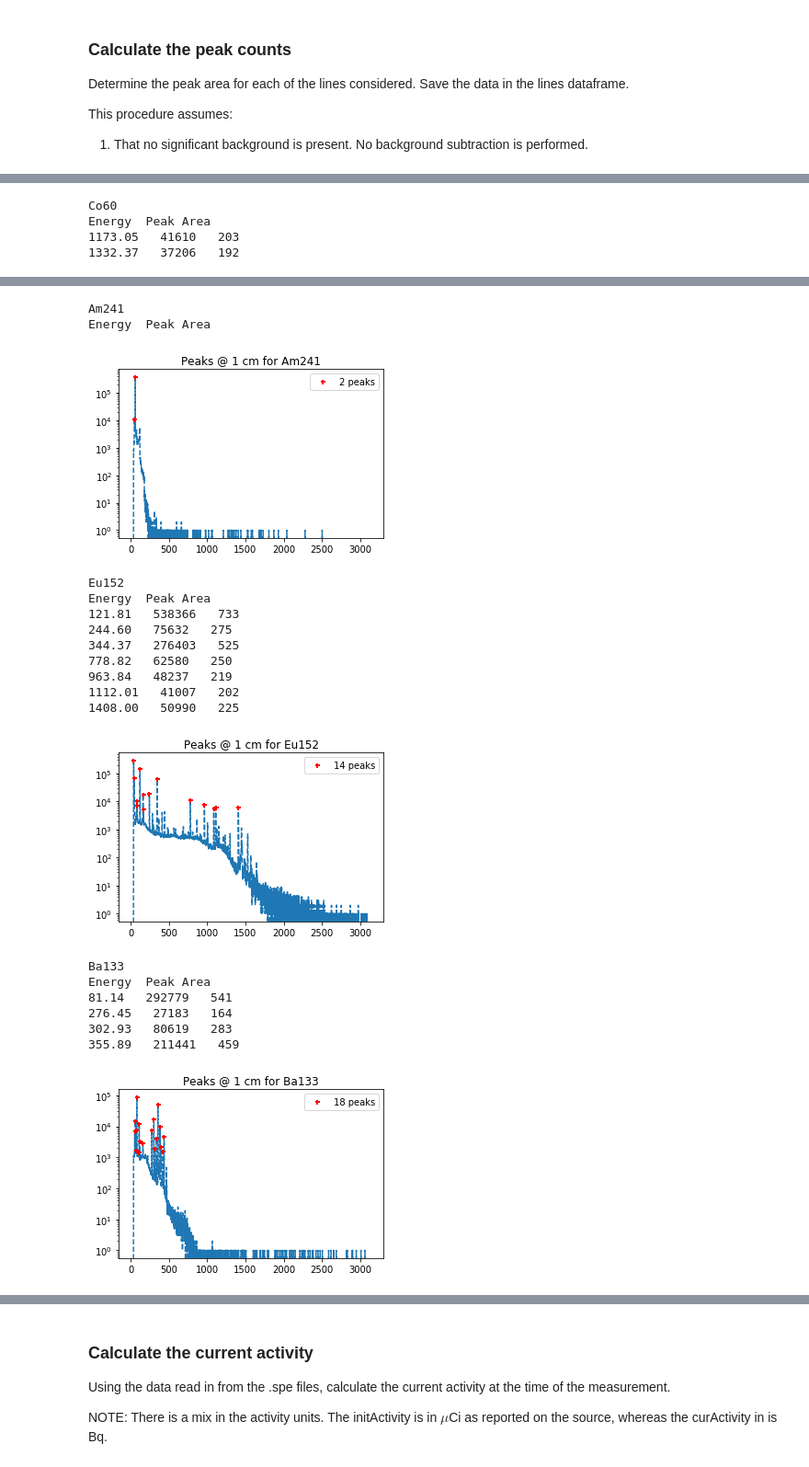
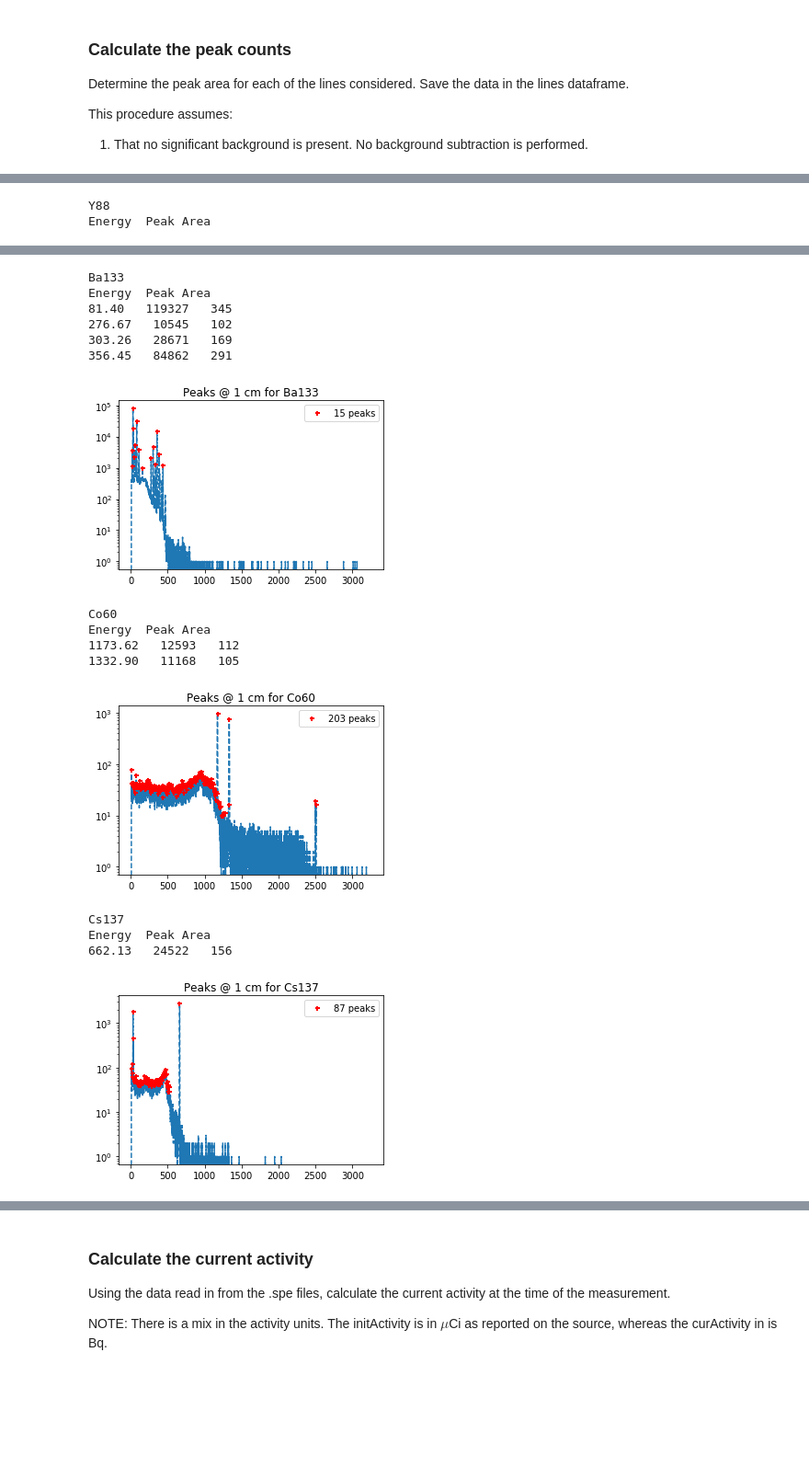
Before and after one commit to 2lambda123/88_Data, a Jupyter notebook: Experiments/Activation/33MeVTa/ETA/ETAActivationAnalysis.ipynb, the cells around one changed output, grey strips where cells are left out. Shown at 92% size. Cells and saved outputs as stored; diff of their text form; code cells hidden in the pictures; blank space fills up the shorter version.

Commit message:
Updated count plan for 25Apr run

```diff
--- a/Experiments/Activation/33MeVTa/ETA/ETAActivationAnalysis.ipynb
+++ b/Experiments/Activation/33MeVTa/ETA/ETAActivationAnalysis.ipynb
@@ -108,3 +106,5 @@ calibSourcesPath = 'CalibrationSources.xlsx'
+# %%
+calibSourcesPath = '/home/pyne-user/Dropbox/UCB/Research/ETAs/88Inch/Data/Experiments/Activation/33MeVTa/CalibrationSources.xlsx'
 # %% [markdown]
 Import the source and activity data and format for later analysis:
 # %%
@@ -168,7 +170,7 @@ This procedure assumes: <br/>
 
 The path the calibration data is:
 # %%
-calibDataPath = '/home/pyne-user/Dropbox/UCB/Research/ETAs/88Inch/Data/Experiments/Activation/33MeVTa/ETA/CalibrationData/'
+calibDataPath = '/home/pyne-user/Dropbox/UCB/Research/ETAs/88Inch/Data/Experiments/Activation/33MeVTa/Calibration/'
 
 # Variables to allow for multiple positions to be handled at once
 posSet = False
@@ -186,7 +188,7 @@ for filename in os.listdir(calibDataPath):
 
         # Read data from this file
         print "Processing:", filename
-        (time, lt, measDate, a, b, c, tmpData) = parse_spe(calibDataPath+filename)
+        (time, t, measDate, a, b, c, tmpData) = parse_spe(calibDataPath+filename)
 
         # Determine position, update data structures if necessary, and store data
         position = int(name.split('_')[1])
@@ -197,11 +199,11 @@ for filename in os.listdir(calibDataPath):
             data[position].columns = [name.split('_')[0]]
         else:
             data[position].loc[:,name.split('_')[0]] = tmpData['counts']
-        sources.at[name.split('_')[0], 'measDate'] = measDate
-        liveTime[position][name.split('_')[0]] = time
-        if name.split('_')[0] == "Eu152":
-            eCalibParams[position] = (a, b, c)
-
+        if name.split('_')[0] in sources.index:
+            sources.at[name.split('_')[0], 'measDate'] = measDate
+            liveTime[position][name.split('_')[0]] = time
+            if name.split('_')[0] == "Eu152":
+                eCalibParams[position] = (a, b, c)
 for p in posUsed:
     print "\nPosition = {} cm".format(p)
     print "LiveTime:", liveTime[p]
@@ -285,7 +287,6 @@ This procedure assumes: <br/>
 # %%
 # Create a dictionary of data frames to store each of the positional information
 peakData = {}
-
 for p in posUsed:
     print "\n------------------------"
     print "Position = {} cm".format(p)
@@ -300,7 +301,7 @@ for p in posUsed:
         channels = np.asarray(data[p].index)
         counts = np.asarray(data[p][column]).astype(float)
         energy = eCalibParams[p][2]+eCalibParams[p][1]*channels+eCalibParams[p][0]*channels**2
-        peaks = peakutils.indexes(counts, thres=0.015, min_dist=10)
+        peaks = peakutils.indexes(counts, thres=0.01, min_dist=10)
         windows = get_peak_windows(peaks)
 
         # Loop over all identified peaks to compare against calibration points loaded previously
@@ -308,11 +309,11 @@ for p in posUsed:
         for i in range(len(lines['line'])):
             for e, pk in zip(energy[peaks], peaks):
                 # Calculate the total peak counts if a calibration peak
-                if abs(e-lines['line'][i]) < 0.5 and data[p][column].name.strip() == lines['isotope'][i].strip():
+                if abs(e-lines['line'][i]) < 1.75 and data[p][column].name.strip() == lines['isotope'][i].strip():
                     pkChannels = channels[windows[pk][0]:windows[pk][1]]
                     pkCounts = counts[windows[pk][0]:windows[pk][1]]
-                    (lines.at[i, 'measuredCounts'], lines.at[i, 'measUncert'], redChiSq) = ge_peakfit(pkChannels,
-                                                                                                      pkCounts)
+                    (lines.at[i, 'measuredCounts'], lines.at[i, 'measUncert'], redChiSq) = \
+                                 ge_peakfit(pkChannels, pkCounts)
 
                     print "{:.2f}   {:.0f}   {:.0f}".format(e, lines.at[i, 'measuredCounts'], lines.at[i, 'measUncert'])
             lines.at[i, 'isotope'] = lines.at[i, 'isotope'].strip()
@@ -340,4 +348,2 @@ Energy  Peak Area
-Co60
+Y88
 Energy  Peak Area
-1173.05   41610   203
-1332.37   37206   192
@@ -345,20 +351,16 @@ Energy  Peak Area
-Am241
+Ba133
 Energy  Peak Area
+81.40   119327   345
+276.67   10545   102
+303.26   28671   169
+356.45   84862   291
-[figure, old version]
+[figure, new version]
-Eu152
+Co60
 Energy  Peak Area
-121.81   538366   733
-244.60   75632   275
-344.37   276403   525
-778.82   62580   250
-963.84   48237   219
-1112.01   41007   202
-1408.00   50990   225
+1173.62   12593   112
+1332.90   11168   105
-[figure, old version]
+[figure, new version]
-Ba133
+Cs137
 Energy  Peak Area
-81.14   292779   541
-276.45   27183   164
-302.93   80619   283
-355.89   211441   459
+662.13   24522   156
-[figure, old version]
+[figure, new version]
```
Also changed, not shown: parts of 17 cells of this notebook, 21 other files.
